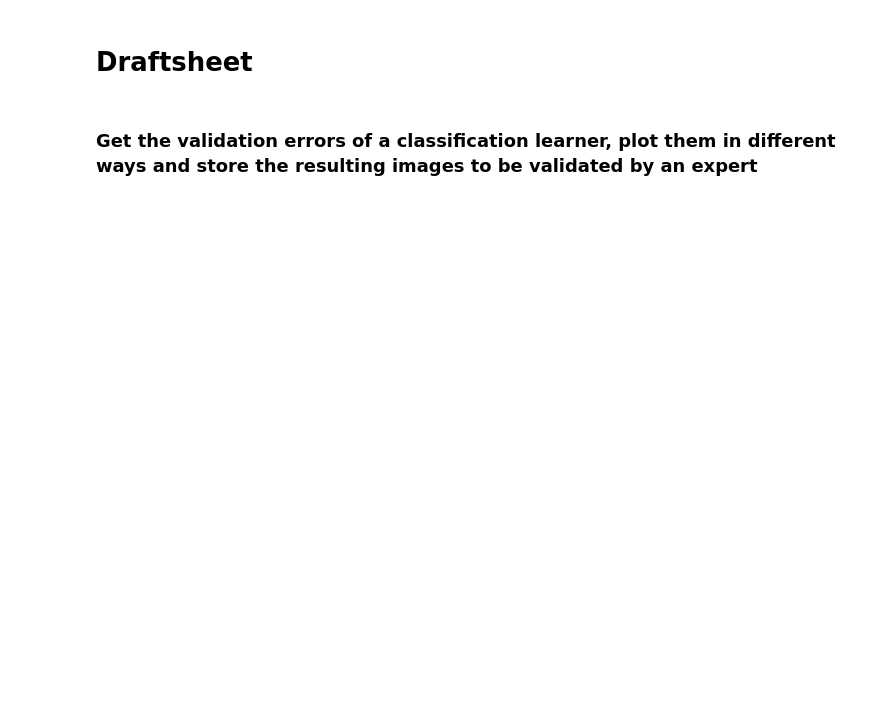
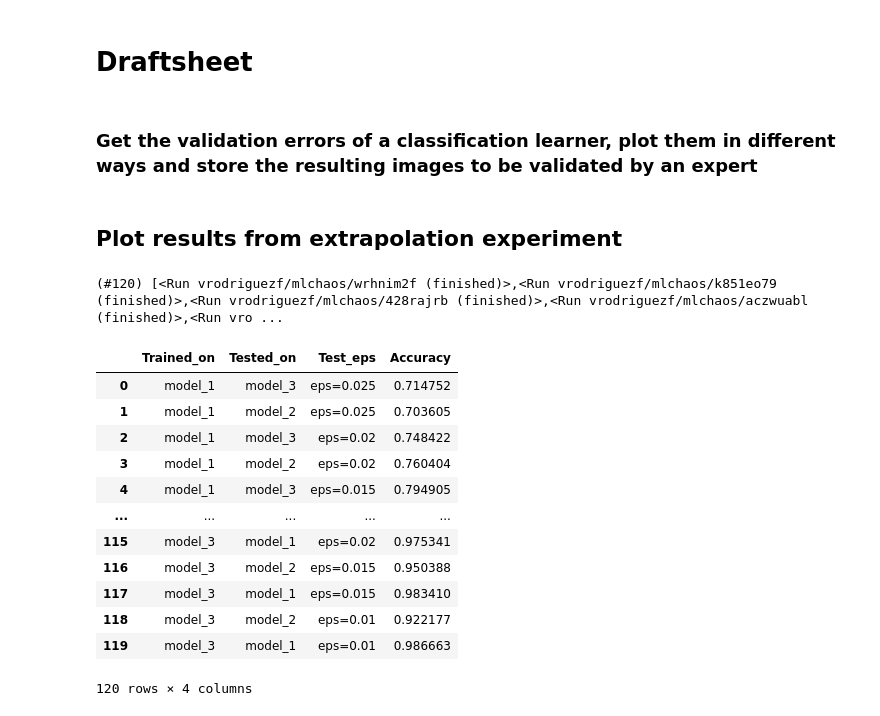
Before and after one commit to vrodriguezf/mlchaos, a Jupyter notebook: nbs/_draftsheet.ipynb, the cells around one changed output. Cells and saved outputs as stored; diff of their text form; code cells hidden in the pictures; blank space fills up the shorter version.

Commit message:
experiments with uncertainty

```diff
--- a/nbs/_draftsheet.ipynb
+++ b/nbs/_draftsheet.ipynb
@@ -58,3 +58,5 @@ def generate_classification_error_report(learn, folder, ylim):
         rlbl_df = pd.concat([rlbl_df, rlbl_df_old]).drop_duplicates()
     rlbl_df = rlbl_df.sort_values(by=['Item #'])
     rlbl_df.to_excel(rlbl_path, index=False)
+# %% [markdown]
+## Plot results from extrapolation experiment
@@ -60,0 +70,30 @@ def generate_classification_error_report(learn, folder, ylim):
+# %%
+sweep_paths = ["vrodriguezf/mlchaos/sweeps/lwatcf28",
+               "vrodriguezf/mlchaos/sweeps/29ewkxzx",
+              "vrodriguezf/mlchaos/sweeps/xzwgf028"]
+runs = L([api.sweep(path=o).runs for o in sweep_paths]).concat()
+runs
+# %% [output]
+(#120) [<Run vrodriguezf/mlchaos/wrhnim2f (finished)>,<Run vrodriguezf/mlchaos/k851eo79 (finished)>,<Run vrodriguezf/mlchaos/428rajrb (finished)>,<Run vrodriguezf/mlchaos/aczwuabl (finished)>,<Run vro ...
+# %%
+df = pd.DataFrame({
+    'Trained_on': runs.map(lambda o: o.config['train_model']),
+    'Tested_on': runs.map(lambda o: o.config['test_model']),
+    'Test_eps': runs.map(lambda o: o.config['test_eps']),
+    'Accuracy': runs.map(lambda o: o.summary['test_acc'])
+})
+df
+# %% [output]
+|  | Trained_on | Tested_on | Test_eps | Accuracy |
+| 0 | model_1 | model_3 | eps=0.025 | 0.714752 |
+| 1 | model_1 | model_2 | eps=0.025 | 0.703605 |
+| 2 | model_1 | model_3 | eps=0.02 | 0.748422 |
+| 3 | model_1 | model_2 | eps=0.02 | 0.760404 |
+| 4 | model_1 | model_3 | eps=0.015 | 0.794905 |
+| ... | ... | ... | ... | ... |
+| 115 | model_3 | model_1 | eps=0.02 | 0.975341 |
+| 116 | model_3 | model_2 | eps=0.015 | 0.950388 |
+| 117 | model_3 | model_1 | eps=0.015 | 0.983410 |
+| 118 | model_3 | model_2 | eps=0.01 | 0.922177 |
+| 119 | model_3 | model_1 | eps=0.01 | 0.986663 |
+120 rows × 4 columns
```
Also changed, not shown: parts of 3 cells of this notebook, 3 other files.
